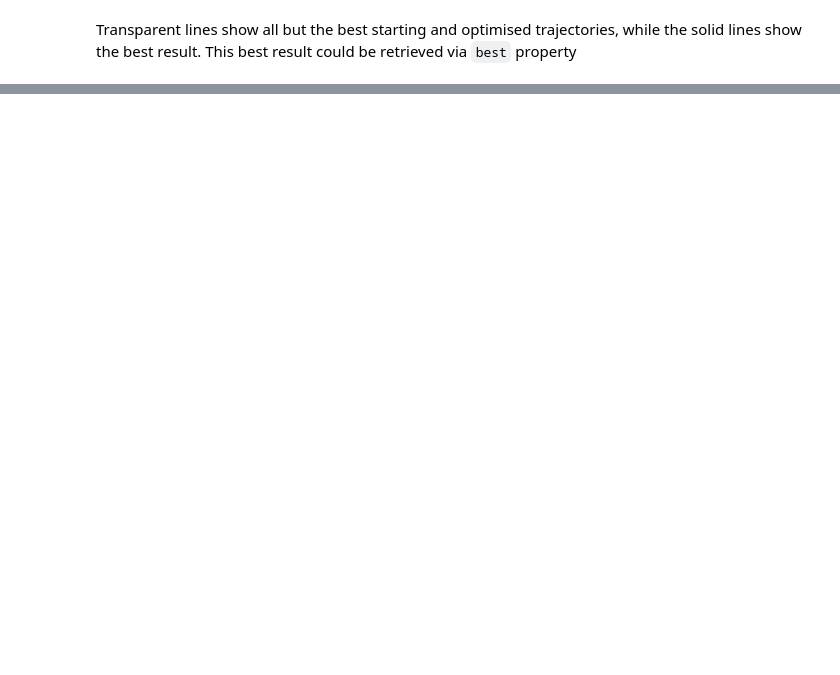
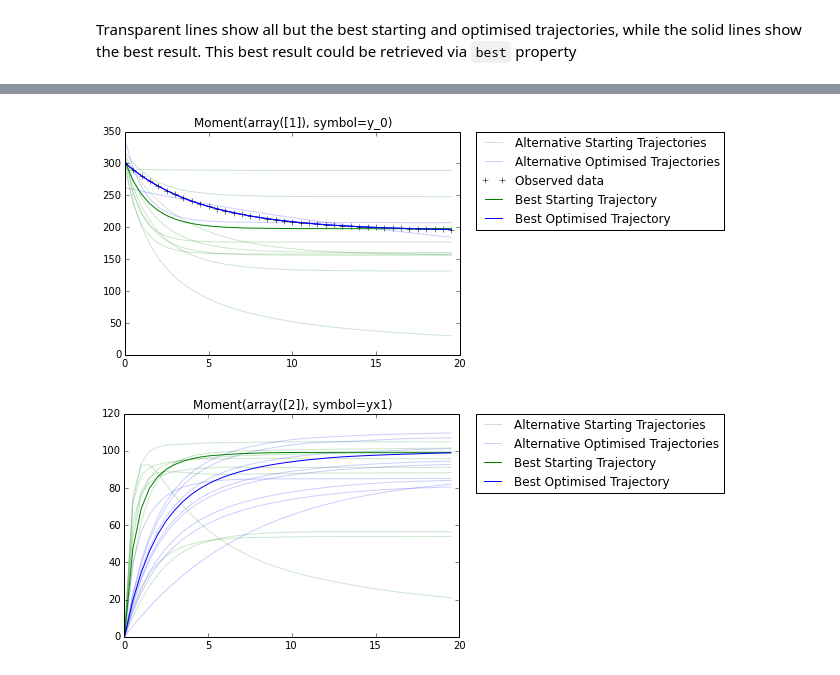
Before and after one commit to theosysbio/means, a Jupyter notebook: prototypes/examples/inference/Simple Inference Example.ipynb, the cells around one changed output, grey strips where cells are left out. Drawn from its saved outputs; the diff is of its cells as text; code cells hidden in the pictures; blank space fills up the shorter version.

Commit message:
described how to use arbitrary distance functions

```diff
--- a/prototypes/examples/inference/Simple Inference Example.ipynb
+++ b/prototypes/examples/inference/Simple Inference Example.ipynb
@@ -211,0 +225,19 @@ multiple_inference_result.best.plot()
+# %%
+def manhattan_distance(simulated_trajectories, observed_trajectories_lookup):
+    distance = 0
+
+    for trajectory in simulated_trajectories:
+        # Get observed trajectory that matches the simulated trajectory
+        try:
+            observed_trajectory = observed_trajectories_lookup[trajectory.description]
+        except KeyError:
+            # If we do not have an equivalent observed trajectory, just continue
+            continue
+
+        values_a = trajectory.values
+        values_b = observed_trajectory.values
+
+        distance += np.sum(np.abs(values_a - values_b))
+
+
+    return distance
@@ -211,0 +246,12 @@ multiple_inference_result.best.plot()
+# %%
+inference_cos = means.InferenceWithRestarts(problem,
+                                            NUMBER_OF_RESTARTS,
+                                parameters_range,
+                                initial_conditions_range,
+                                variable_parameters,
+                                observed_trajectories,
+                                # Notice that we are passing in the function manhattan_distance here
+                                distance_function_type=manhattan_distance,
+                                )
+# %%
+cos_result = inference_cos.infer()
@@ -211,0 +275,5 @@ multiple_inference_result.best.plot()
+# %%
+cos_result.plot()
+# %% [output]
+[figure, added]
+[figure, added]
```
Also changed, not shown: parts of 8 cells of this notebook.
